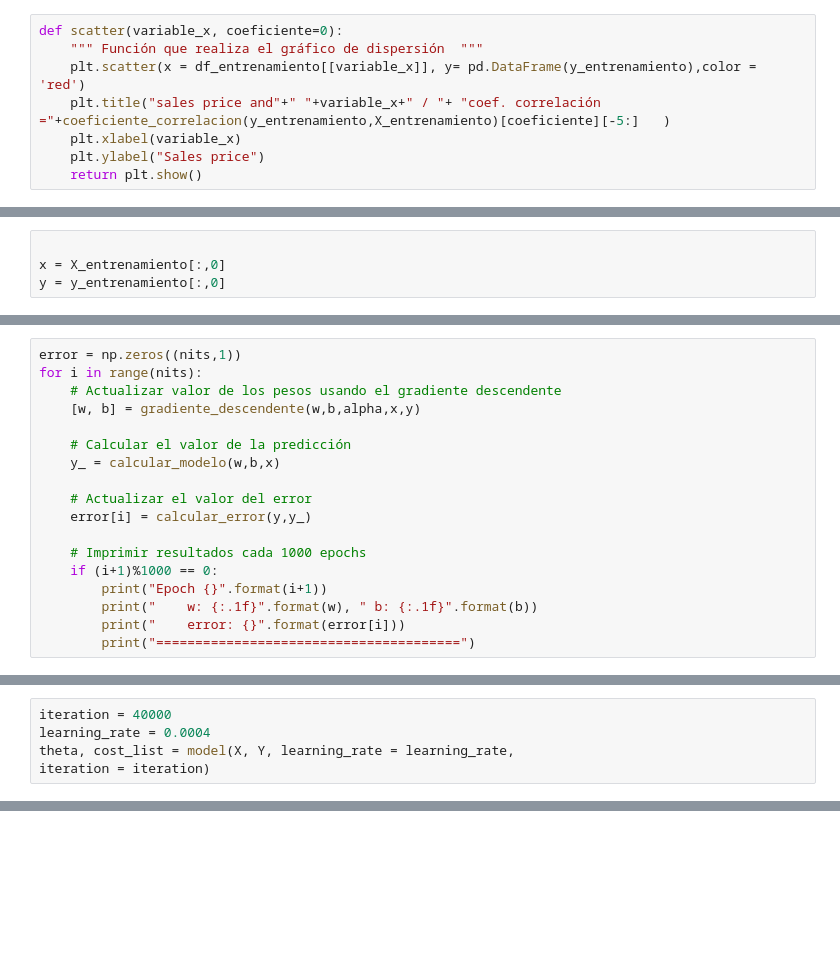
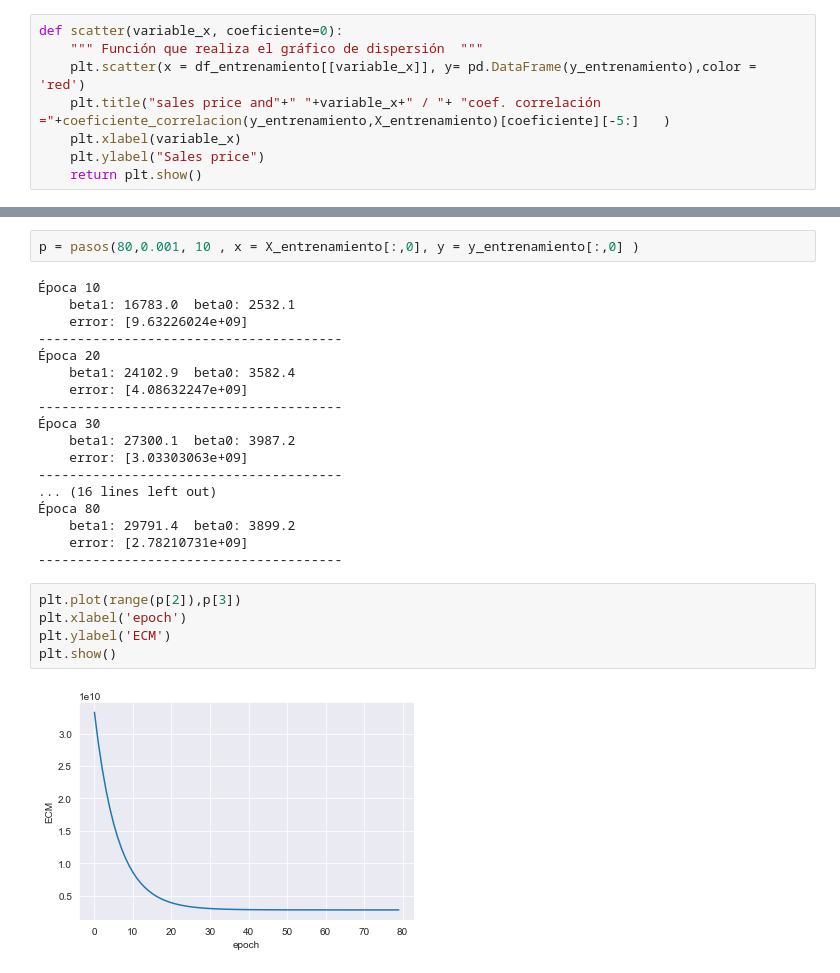
Before and after one commit to luispocon/proyecto1_regresion_lineal_programacion, a Jupyter notebook: Proyecto_1.ipynb, the cells around one changed output, grey strips where cells are left out. Drawn from its saved outputs; the diff is of its cells as text; blank space fills up the shorter version.

```diff
--- a/Proyecto_1.ipynb
+++ b/Proyecto_1.ipynb
@@ -162,4 +177,0 @@ def gradiente_descendente(w_, b_, alpha, x, y):
-# %%
-
-x = X_entrenamiento[:,0]
-y = y_entrenamiento[:,0]
@@ -173,18 +177,0 @@ nits = 40000
-# %%
-error = np.zeros((nits,1))
-for i in range(nits):
-    # Actualizar valor de los pesos usando el gradiente descendente
-    [w, b] = gradiente_descendente(w,b,alpha,x,y)
-
-    # Calcular el valor de la predicción
-    y_ = calcular_modelo(w,b,x)
-
-    # Actualizar el valor del error
-    error[i] = calcular_error(y,y_)
-
-    # Imprimir resultados cada 1000 epochs
-    if (i+1)%1000 == 0:
-        print("Epoch {}".format(i+1))
-        print("    w: {:.1f}".format(w), " b: {:.1f}".format(b))
-        print("    error: {}".format(error[i]))
-        print("=======================================")
@@ -257,5 +177,0 @@ def model(X, Y, learning_rate, iteration):
-# %%
-iteration = 40000
-learning_rate = 0.0004
-theta, cost_list = model(X, Y, learning_rate = learning_rate,
-iteration = iteration)
@@ -281,0 +293,27 @@ plt.show()
+# %%
+p = pasos(80,0.001, 10 , x = X_entrenamiento[:,0], y = y_entrenamiento[:,0] )
+# %% [output]
+Época 10
+    beta1: 16783.0  beta0: 2532.1
+    error: [9.63226024e+09]
+---------------------------------------
+Época 20
+    beta1: 24102.9  beta0: 3582.4
+    error: [4.08632247e+09]
+---------------------------------------
+Época 30
+    beta1: 27300.1  beta0: 3987.2
+    error: [3.03303063e+09]
+---------------------------------------
+... (16 lines left out)
+Época 80
+    beta1: 29791.4  beta0: 3899.2
+    error: [2.78210731e+09]
+---------------------------------------
+# %%
+plt.plot(range(p[2]),p[3])
+plt.xlabel('epoch')
+plt.ylabel('ECM')
+plt.show()
+# %% [output]
+[figure, added]
```
Also changed, not shown: parts of 61 cells of this notebook.
